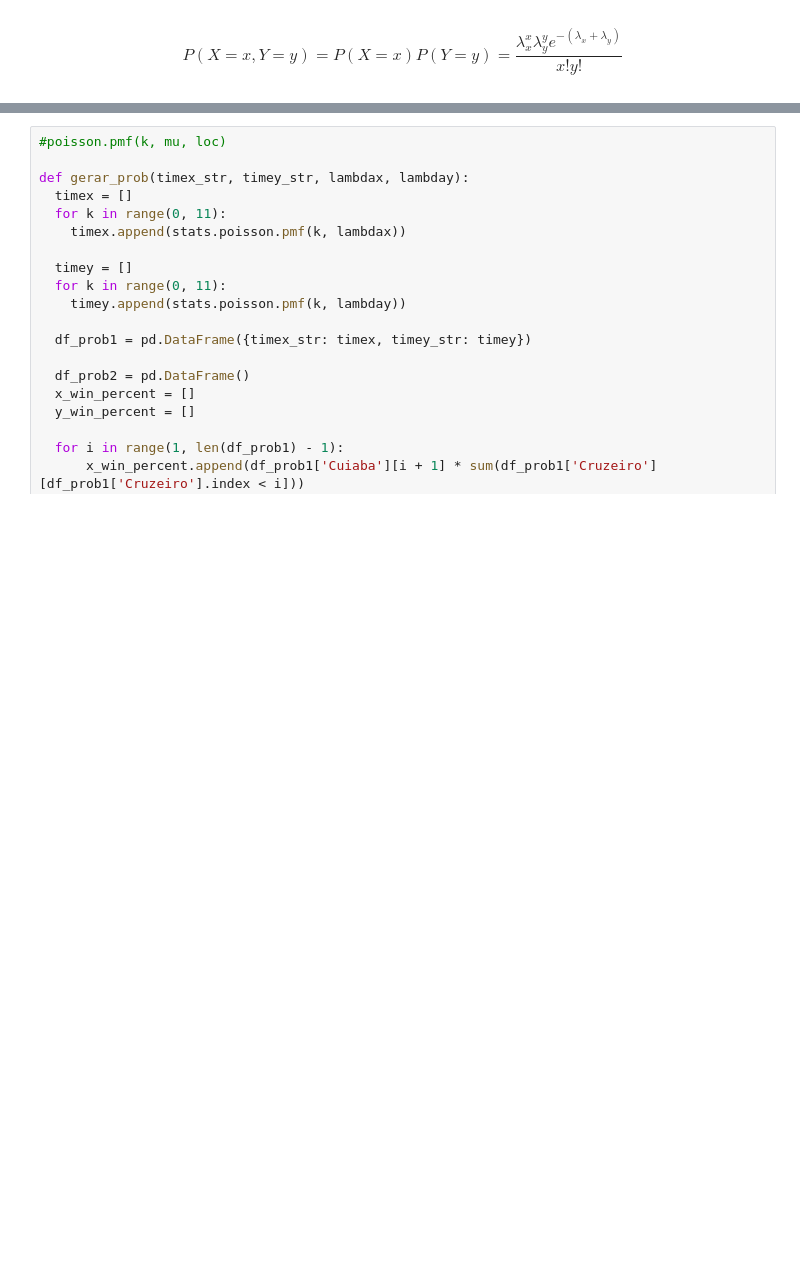
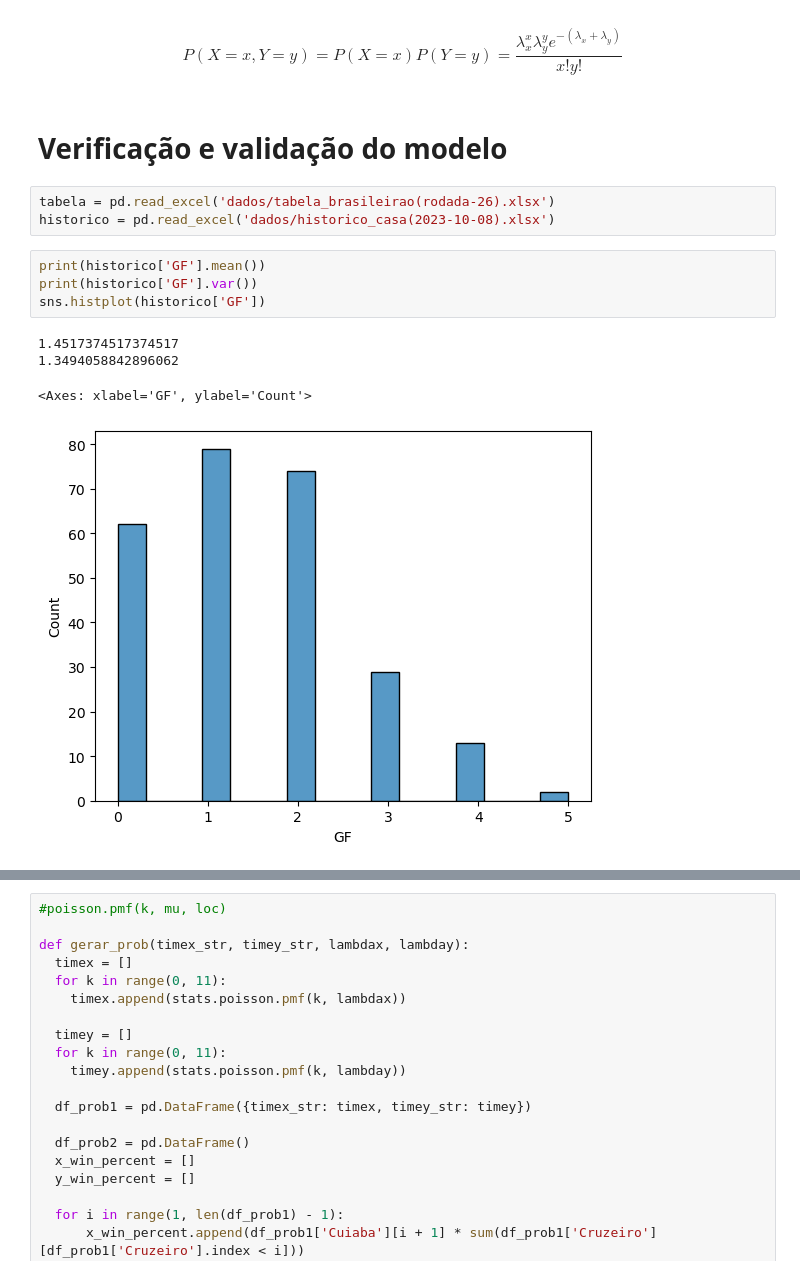
Before and after one commit to salvnetto/GOALS, a Jupyter notebook: poisson_independente.ipynb, the cells around one changed output, grey strips where cells are left out. Cells and saved outputs as stored; diff of their text form; blank space fills up the shorter version.

```diff
--- a/poisson_independente.ipynb
+++ b/poisson_independente.ipynb
@@ -12,3 +12,17 @@ $Y= ``Número\ de\ gols\ do\ time\ visitante" \sim Poisson(\lambda_x)$
 $$P(X=x)=\frac{\lambda^{x}_{x}e^{-\lambda_x}}{x!}\qquad P(Y=y)=\frac{\lambda^{y}_{y}e^{-\lambda_y}}{y!}\\$$
 # %% [markdown]
 $$P(X=x, Y=y)=P(X=x)P(Y=y)=\frac{\lambda_{x}^{x}\lambda_{y}^{y}e^{-(\lambda_x+\lambda_y)}}{x!y!}$$
+# %% [markdown]
+# Verificação e validação do modelo
+# %%
+tabela = pd.read_excel('dados/tabela_brasileirao(rodada-26).xlsx')
+historico = pd.read_excel('dados/historico_casa(2023-10-08).xlsx')
+# %%
+print(historico['GF'].mean())
+print(historico['GF'].var())
+sns.histplot(historico['GF'])
+# %% [output]
+1.4517374517374517
+1.3494058842896062
+<Axes: xlabel='GF', ylabel='Count'>
+[figure, added]
```
Also changed, not shown: parts of 11 cells of this notebook, 6 other files.
